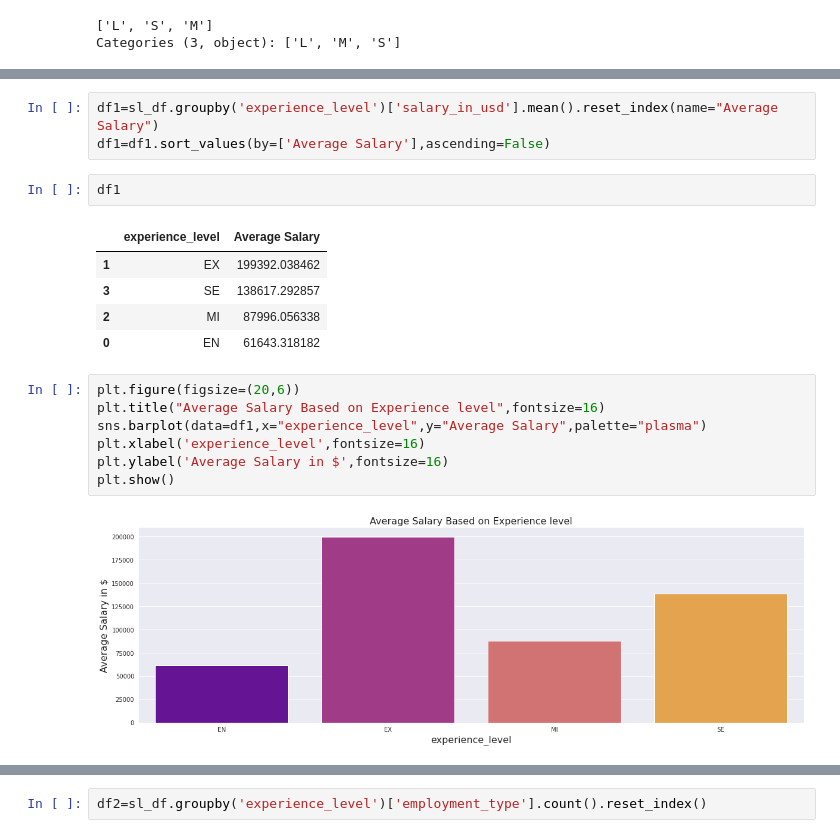
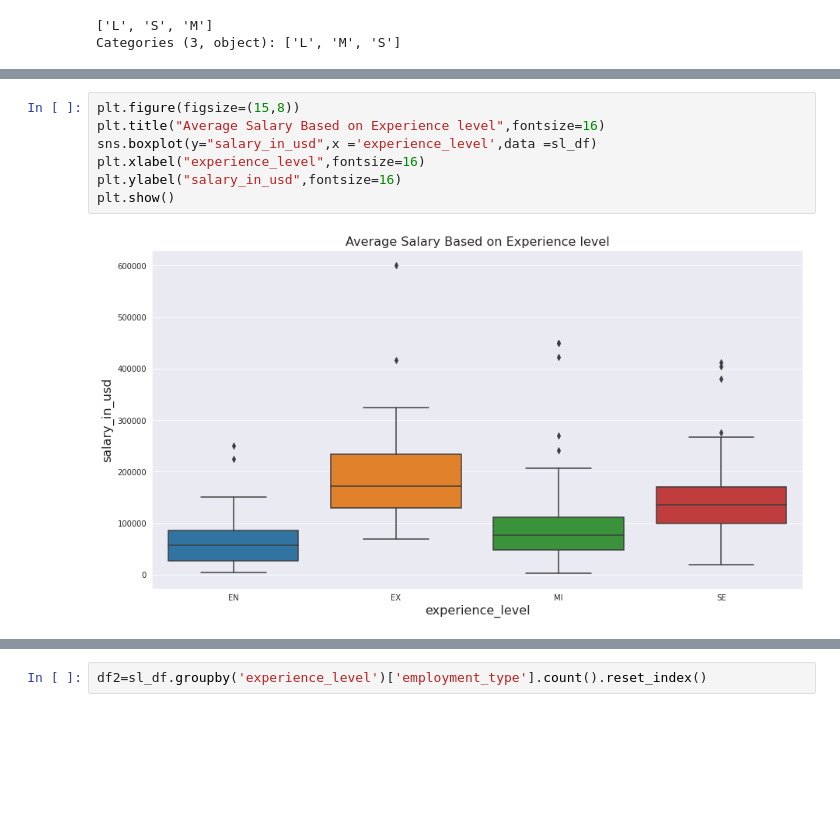
Before and after one commit to Navjotkhatri/Data-Scientist-Salary-Analysis, a Jupyter notebook: Data_Scientist_worldwide_Salary_Analysis.ipynb, the cells around one changed output, grey strips where cells are left out. Cells and saved outputs as stored; diff of their text form; blank space fills up the shorter version.

```diff
--- a/Data_Scientist_worldwide_Salary_Analysis.ipynb
+++ b/Data_Scientist_worldwide_Salary_Analysis.ipynb
@@ -215,23 +220,12 @@ sl_df.head()
 | 2 | 2020 | SE | FT | Big Data Engineer | 85000 | GBP | 109024 | ... |
 | 3 | 2020 | MI | FT | Product Data Analyst | 20000 | USD | 20000 | ... |
 | 4 | 2020 | SE | FT | Machine Learning Engineer | 150000 | USD | 150000 | ... |
-# %%
-df1=sl_df.groupby('experience_level')['salary_in_usd'].mean().reset_index(name="Average Salary")
-df1=df1.sort_values(by=['Average Salary'],ascending=False)
-# %%
-df1
-# %% [output]
-|  | experience_level | Average Salary |
-| 1 | EX | 199392.038462 |
-| 3 | SE | 138617.292857 |
-| 2 | MI | 87996.056338 |
-| 0 | EN | 61643.318182 |
 # %%
-plt.figure(figsize=(20,6))
+plt.figure(figsize=(15,8))
 plt.title("Average Salary Based on Experience level",fontsize=16)
-sns.barplot(data=df1,x="experience_level",y="Average Salary",palette="plasma")
-plt.xlabel('experience_level',fontsize=16)
-plt.ylabel('Average Salary in $',fontsize=16)
+sns.boxplot(y="salary_in_usd",x ='experience_level',data =sl_df)
+plt.xlabel("experience_level",fontsize=16)
+plt.ylabel("salary_in_usd",fontsize=16)
 plt.show()
 # %% [output]
-[figure, old version]
+[figure, new version]
```
Also changed, not shown: parts of 10 cells of this notebook.
